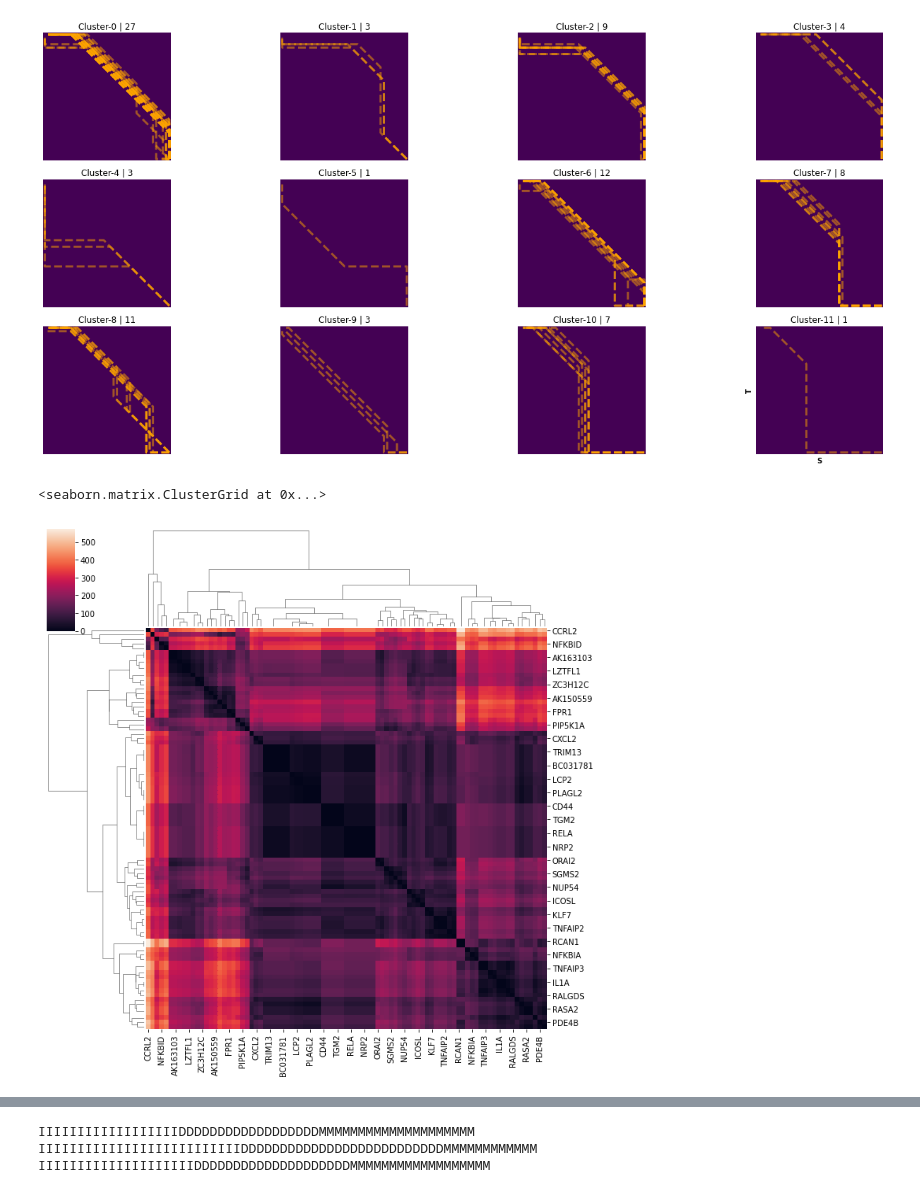
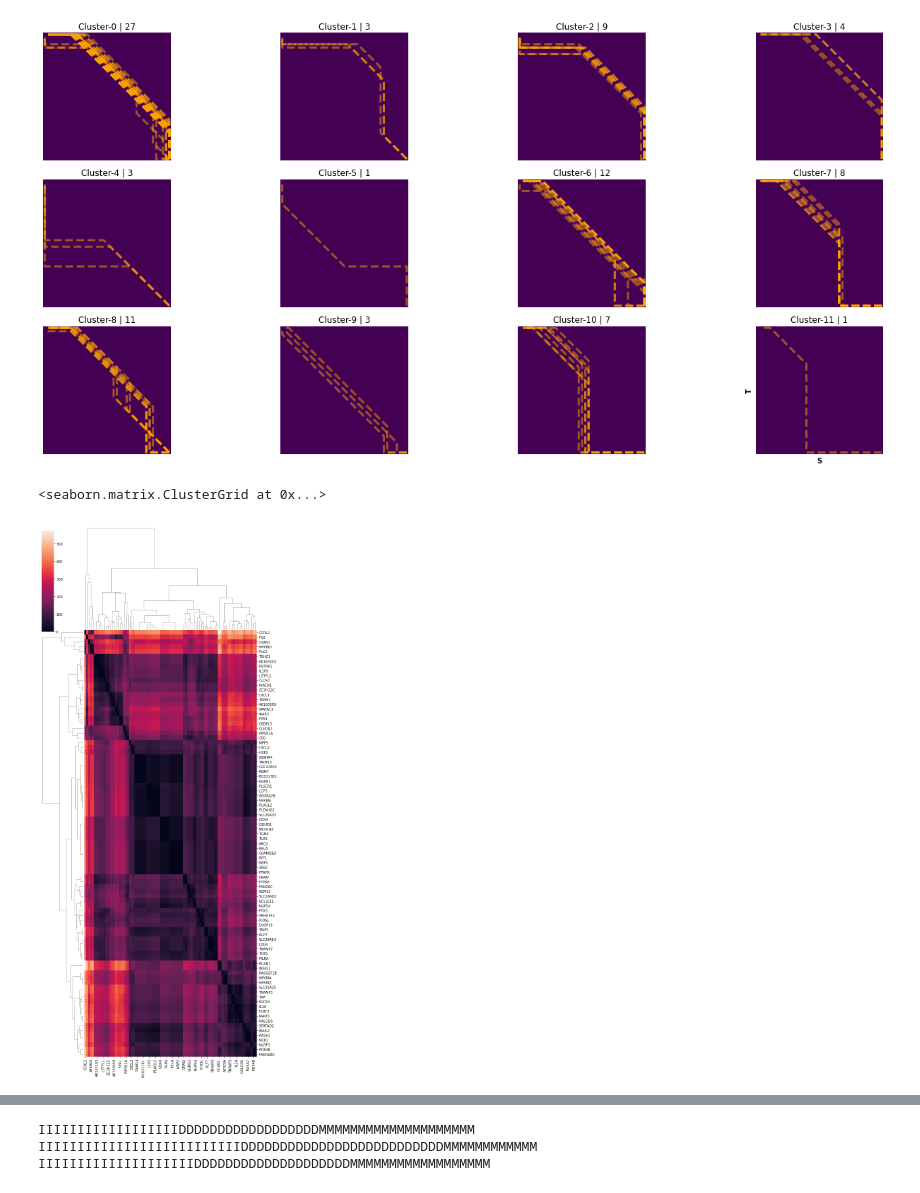
Before and after one commit to Teichlab/Genes2Genes, a Jupyter notebook: notebooks/OrgAlignTutorialNotebook_25102022.ipynb, the cells around one changed output, grey strips where cells are left out. Saved outputs shown, nothing was run; the diff lists cells and outputs as text; code cells hidden in the pictures.

Commit message:
update notebook and plotting functions

```diff
--- a/notebooks/OrgAlignTutorialNotebook_25102022.ipynb
+++ b/notebooks/OrgAlignTutorialNotebook_25102022.ipynb
@@ -248,10 +260,10 @@ computing the Distance matrix
 [figure]
 # %%
 # check the pairwise alignment distance matrix
-sb.clustermap(aligner.DistMat)
+sb.clustermap(aligner.DistMat, figsize=(10,23))
 # %% [output]
 <seaborn.matrix.ClusterGrid at 0x...>
-[figure, old version]
+[figure, new version]
 # %%
 for cluster_id in range(len(aligner.gene_clusters)):
     print(cluster_id, '------------------------------------------------------------')
```
Also changed, not shown: parts of 29 cells of this notebook.
